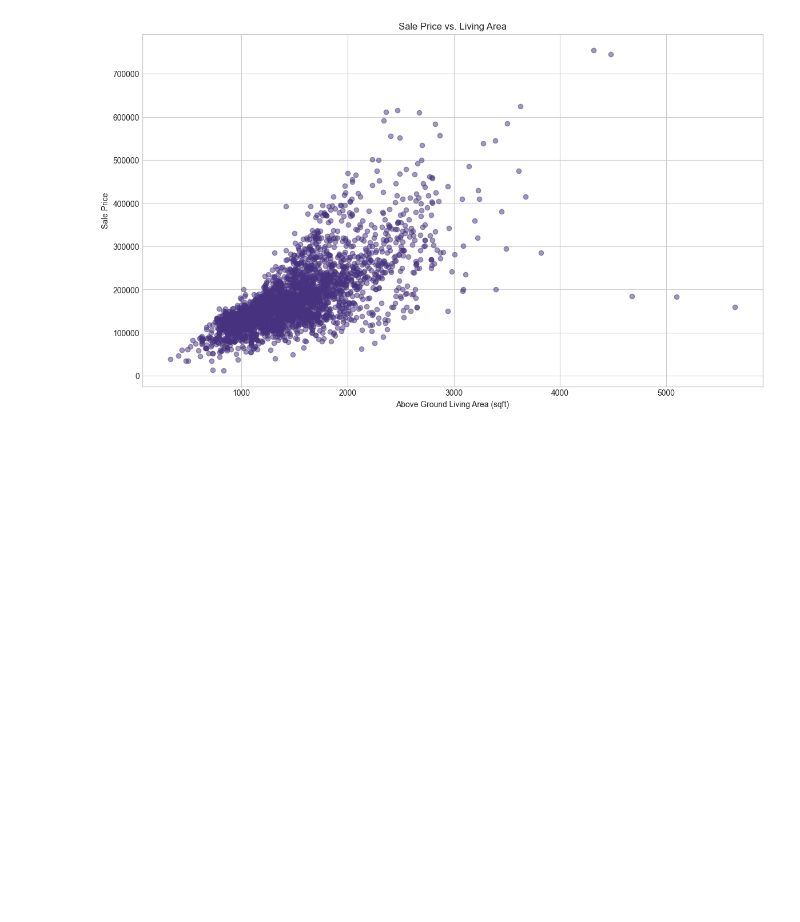
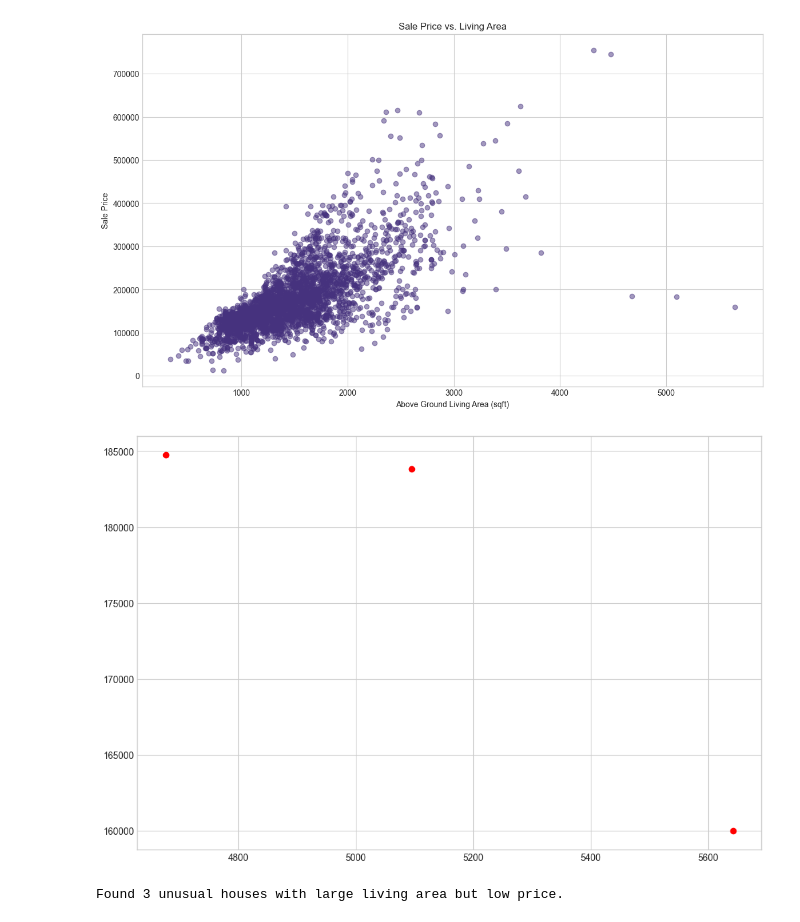
Before and after one commit to Vijayaragavan185/advanced-housing-eda-ames-real-estate, a Jupyter notebook: notebooks/advanced_cleaning_eda.ipynb, the cells around one changed output. Cells and saved outputs as stored; diff of their text form; code cells hidden in the pictures; blank space fills up the shorter version.

Commit message:
Highlight outliers

```diff
--- a/notebooks/advanced_cleaning_eda.ipynb
+++ b/notebooks/advanced_cleaning_eda.ipynb
@@ -233,3 +233,13 @@ plt.ylabel('Sale Price')
 # %% [output]
 Text(0, 0.5, 'Sale Price')
 [figure]
+# %%
+# Highlight outliers
+outliers = df[(df['Gr Liv Area'] > 4000) & (df['SalePrice'] < 300000)]
+plt.scatter(outliers['Gr Liv Area'], outliers['SalePrice'], color='r')
+plt.show()
+
+print(f"Found {len(outliers)} unusual houses with large living area but low price.")
+# %% [output]
+[figure, added]
+Found 3 unusual houses with large living area but low price.
```
